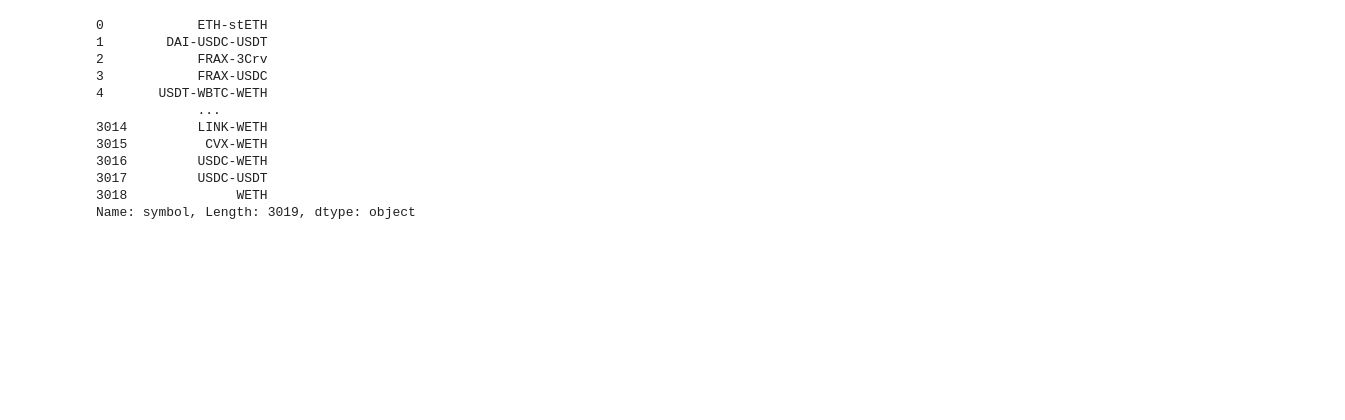
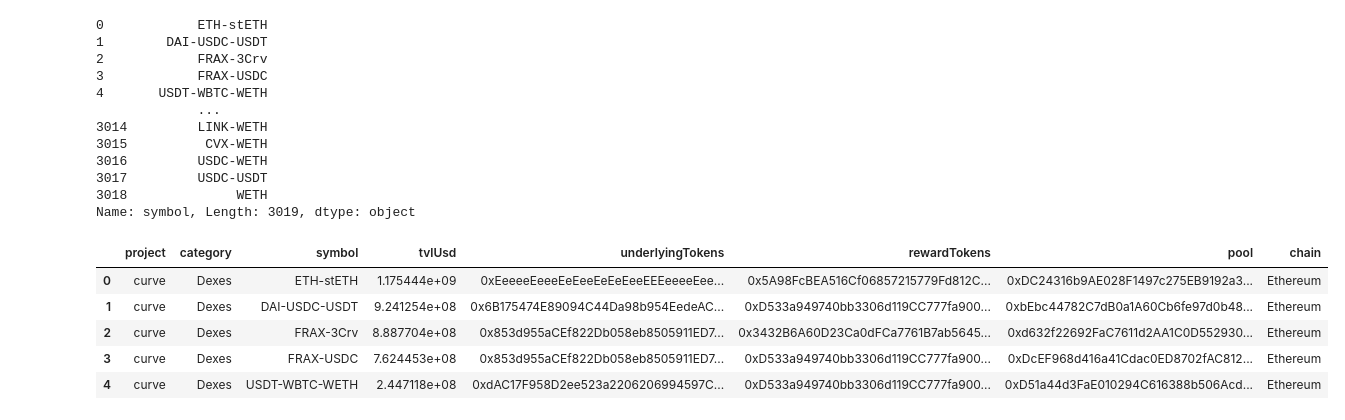
Before and after one commit to PaulApivat/python, a Jupyter notebook: defi/defi_mapping2.ipynb, the cells around one changed output. Saved outputs shown, nothing was run; the diff lists cells and outputs as text; code cells hidden in the pictures; blank space fills up the shorter version.

```diff
--- a/defi/defi_mapping2.ipynb
+++ b/defi/defi_mapping2.ipynb
@@ -378,3 +378,16 @@ df_inner_merge['symbol']
 3017         USDC-USDT
 3018              WETH
 Name: symbol, Length: 3019, dtype: object
+# %%
+## list(df_inner_merge.columns)
+
+df_inner_merge = df_inner_merge[['project','category','symbol','tvlUsd','underlyingTokens','rewardTokens','pool','chain']]
+
+df_inner_merge.head()
+# %% [output]
+|  | project | category | symbol | tvlUsd | underlyingTokens | rewardTokens | pool | chain |
+| 0 | curve | Dexes | ETH-stETH | 1.175444e+09 | 0xEeeeeEeeeEeEeeEeEeEeeEEEeeeeEee... | 0x5A98FcBEA516Cf06857215779Fd812C... | 0xDC24316b9AE028F1497c275EB9192a3... | Ethereum |
+| 1 | curve | Dexes | DAI-USDC-USDT | 9.241254e+08 | 0x6B175474E89094C44Da98b954EedeAC... | 0xD533a949740bb3306d119CC777fa900... | 0xbEbc44782C7dB0a1A60Cb6fe97d0b48... | Ethereum |
+| 2 | curve | Dexes | FRAX-3Crv | 8.887704e+08 | 0x853d955aCEf822Db058eb8505911ED7... | 0x3432B6A60D23Ca0dFCa7761B7ab5645... | 0xd632f22692FaC7611d2AA1C0D552930... | Ethereum |
+| 3 | curve | Dexes | FRAX-USDC | 7.624453e+08 | 0x853d955aCEf822Db058eb8505911ED7... | 0xD533a949740bb3306d119CC777fa900... | 0xDcEF968d416a41Cdac0ED8702fAC812... | Ethereum |
+| 4 | curve | Dexes | USDT-WBTC-WETH | 2.447118e+08 | 0xdAC17F958D2ee523a2206206994597C... | 0xD533a949740bb3306d119CC777fa900... | 0xD51a44d3FaE010294C616388b506Acd... | Ethereum |
```
Also changed, not shown: parts of 4 cells of this notebook.
